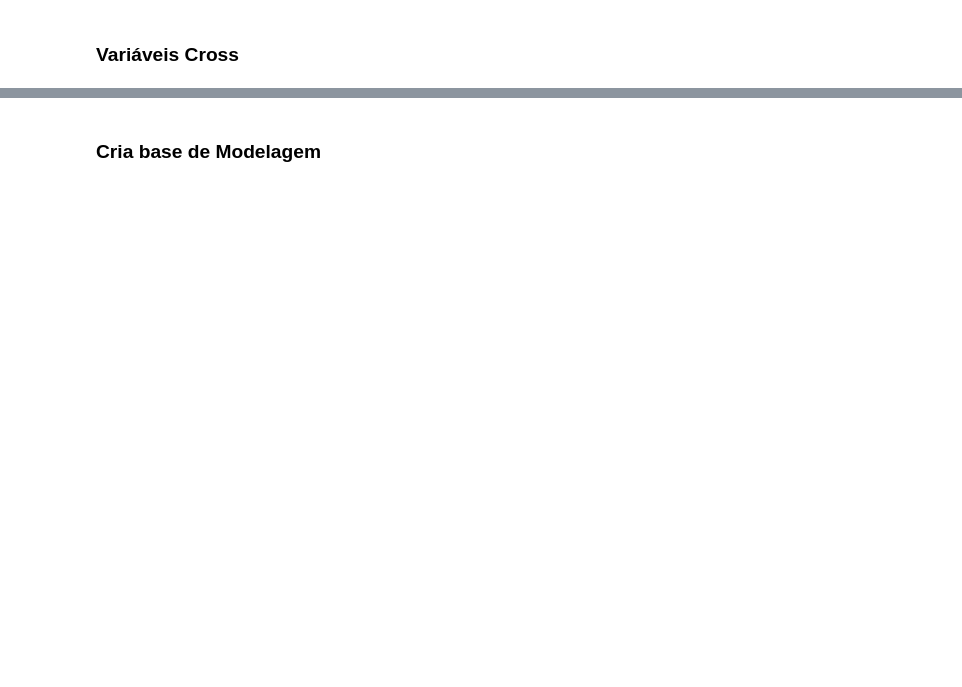
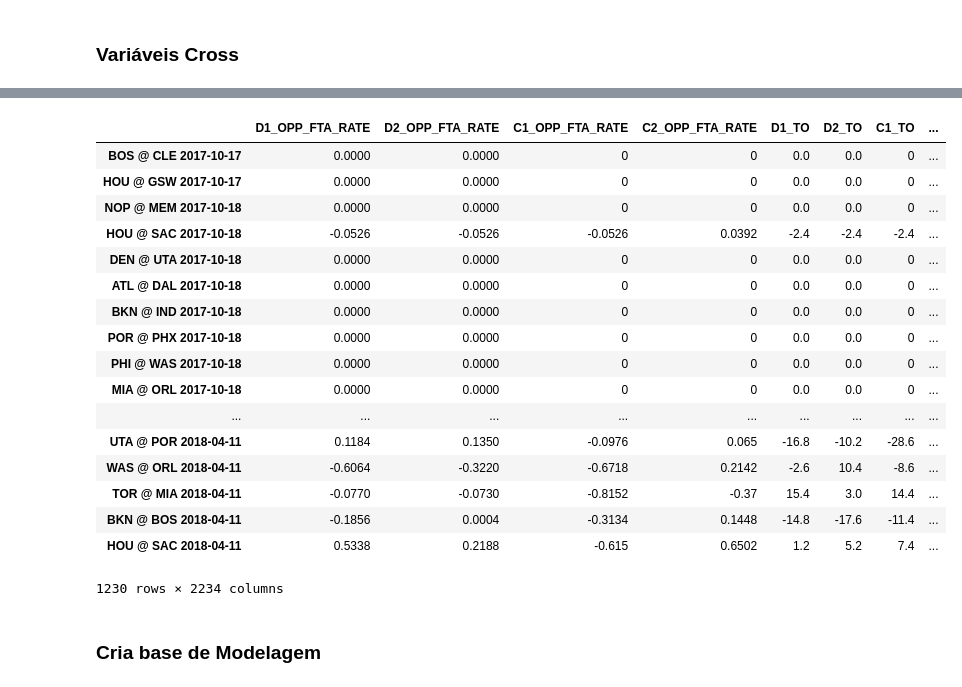
Before and after one commit to rafaelgasp/nba_games, a Jupyter notebook: Sumariza_Por_Jogo.ipynb, the cells around one changed output, grey strips where cells are left out. Drawn from its saved outputs; the diff is of its cells as text; code cells hidden in the pictures; blank space fills up the shorter version.

```diff
--- a/Sumariza_Por_Jogo.ipynb
+++ b/Sumariza_Por_Jogo.ipynb
@@ -492,2 +539,4 @@ df_resp = pd.concat(resp)
 # %%
 df_resp.to_csv("df_resp.csv")
+# %%
+df_resp = pd.read_csv("df_resp.csv").drop('Unnamed: 0', axis=1)
@@ -499,8 +551,8 @@ gc.collect()
 # %%
 lista = []
 for var in df_resp.columns:
-    if "_home_last_5_games" in var:
-        lista.append(var.replace("_home_last_5_games_as_home", "").replace("_opponent_home_last_5_games", "").replace("_home_last_5_games", ""))
+    if "_home_L5" in var:
+        lista.append(var.replace("_home_L5_HOME", "").replace("_opponent_home_L5", "").replace("_home_L5", ""))
 # %%
 lista_features = set(lista)
 # %%
@@ -523,15 +581,21 @@ Index(['FG_PCT_home', 'FG_PCT_away', 'FG_PCT_home_last_5_games',
 columns_subtract = lista_features
 
 for column in columns_subtract:
-    filtrada["delta_" + column] = filtrada[column + "_home_last_5_games"] - filtrada[column + "_away_last_5_games"]
-    filtrada["delta_as_home_as_away_" + column] = filtrada[column + "_home_last_5_games_as_home"] - filtrada[column + "_away_last_5_games_as_away"]
-    try:
-        filtrada["cross_opponent_home_" + column] = filtrada[column + "_opponent_home_last_5_games"] - filtrada[column + "_away_last_5_games"]
-        filtrada["cross_opponent_away_" + column] = filtrada[column + "_opponent_away_last_5_games"] - filtrada[column + "_home_last_5_games"]
-    except KeyError:
-        pass
+    for n_games in [1, 5, 10, 10000]:
+        if (n_games == 10000):
+            n_games_str = "ALL"
+        else:
+            n_games_str = str(n_games)
+
+        filtrada["D1_" + column + "_L " + n_games_str] = filtrada[column + "_home_L" + n_games_str] - filtrada[column + "_away_L" + n_games_str]
+        filtrada["D2_" + column + "_L " + n_games_str] = filtrada[column + "_home_L" + n_games_str + "_HOME"] - filtrada[column + "_away_L" + n_games_str + "_AWAY"]
+        try:
+            filtrada["C1_" + column + "_L " + n_games_str] = filtrada[column + "_opponent_home_L" + n_games_str] - filtrada[column + "_away_L" + n_games_str]
+            filtrada["C2_" + column + "_L " + n_games_str] = filtrada[column + "_opponent_away_L" + n_games_str] - filtrada[column + "_home_L" + n_games_str]
+        except KeyError:
+            pass
 # %%
 to_keep_delta = []
 for var in filtrada.columns:
-    if "delta" in var or "cross" in var:
+    if "D1_" in var or "C1_" in var or "D2_" in var or "C2_" in var:
         to_keep_delta.append(var)
@@ -542,3 +612,24 @@ filtrada.drop(lista_features)
+# %%
+filtrada[to_keep_delta + ["fl_home_win"]]
+# %% [output]
+|  | D1_OPP_FTA_RATE | D2_OPP_FTA_RATE | C1_OPP_FTA_RATE | C2_OPP_FTA_RATE | D1_TO | D2_TO | C1_TO | ... |
+| BOS @ CLE 2017-10-17 | 0.0000 | 0.0000 | 0 | 0 | 0.0 | 0.0 | 0 | ... |
+| HOU @ GSW 2017-10-17 | 0.0000 | 0.0000 | 0 | 0 | 0.0 | 0.0 | 0 | ... |
+| NOP @ MEM 2017-10-18 | 0.0000 | 0.0000 | 0 | 0 | 0.0 | 0.0 | 0 | ... |
+| HOU @ SAC 2017-10-18 | -0.0526 | -0.0526 | -0.0526 | 0.0392 | -2.4 | -2.4 | -2.4 | ... |
+| DEN @ UTA 2017-10-18 | 0.0000 | 0.0000 | 0 | 0 | 0.0 | 0.0 | 0 | ... |
+| ATL @ DAL 2017-10-18 | 0.0000 | 0.0000 | 0 | 0 | 0.0 | 0.0 | 0 | ... |
+| BKN @ IND 2017-10-18 | 0.0000 | 0.0000 | 0 | 0 | 0.0 | 0.0 | 0 | ... |
+| POR @ PHX 2017-10-18 | 0.0000 | 0.0000 | 0 | 0 | 0.0 | 0.0 | 0 | ... |
+| PHI @ WAS 2017-10-18 | 0.0000 | 0.0000 | 0 | 0 | 0.0 | 0.0 | 0 | ... |
+| MIA @ ORL 2017-10-18 | 0.0000 | 0.0000 | 0 | 0 | 0.0 | 0.0 | 0 | ... |
+| ... | ... | ... | ... | ... | ... | ... | ... | ... |
+| UTA @ POR 2018-04-11 | 0.1184 | 0.1350 | -0.0976 | 0.065 | -16.8 | -10.2 | -28.6 | ... |
+| WAS @ ORL 2018-04-11 | -0.6064 | -0.3220 | -0.6718 | 0.2142 | -2.6 | 10.4 | -8.6 | ... |
+| TOR @ MIA 2018-04-11 | -0.0770 | -0.0730 | -0.8152 | -0.37 | 15.4 | 3.0 | 14.4 | ... |
+| BKN @ BOS 2018-04-11 | -0.1856 | 0.0004 | -0.3134 | 0.1448 | -14.8 | -17.6 | -11.4 | ... |
+| HOU @ SAC 2018-04-11 | 0.5338 | 0.2188 | -0.615 | 0.6502 | 1.2 | 5.2 | 7.4 | ... |
+1230 rows × 2234 columns
 # %% [markdown]
 ### Cria base de Modelagem
 # %%
```
Also changed, not shown: parts of 18 cells of this notebook, 4 other files.
